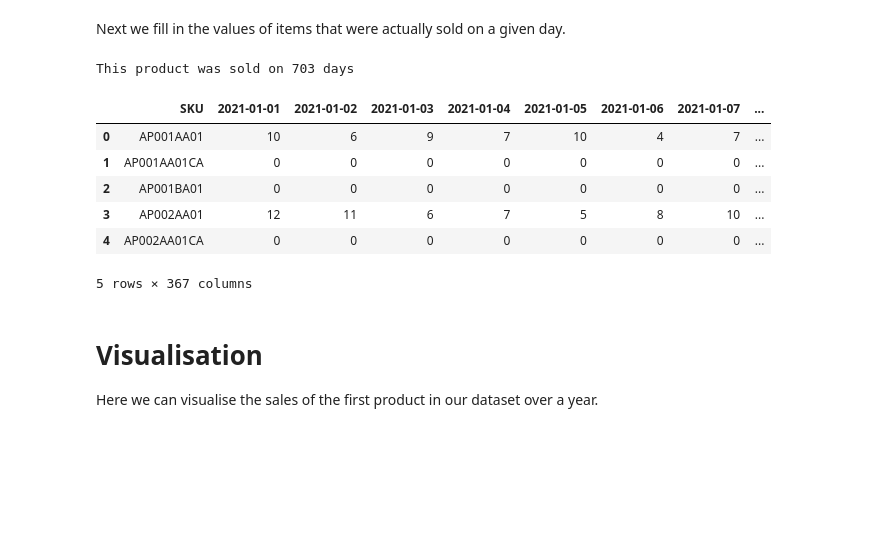
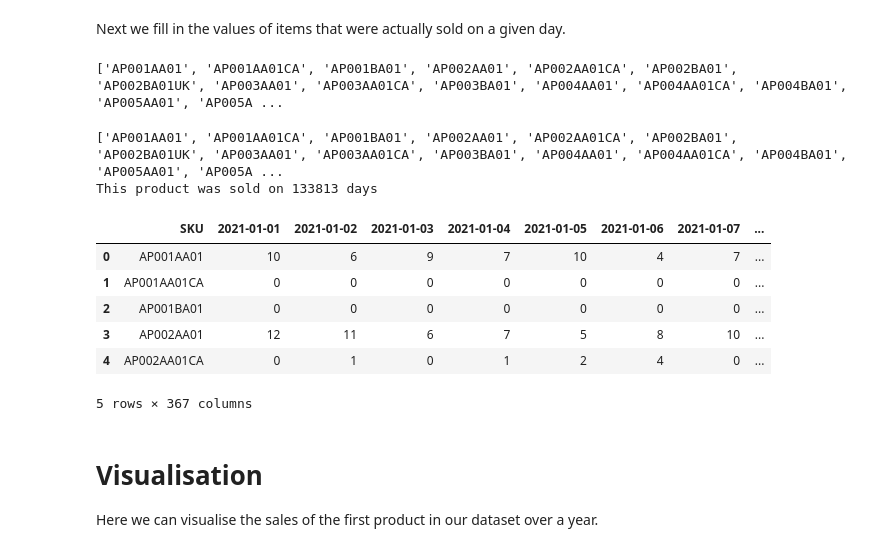
Before and after one commit to dnezan/km-sku-prediction, a Jupyter notebook: KM_forecast_practice.ipynb, the cells around one changed output. Drawn from its saved outputs; the diff is of its cells as text; code cells hidden in the pictures; blank space fills up the shorter version.

```diff
--- a/KM_forecast_practice.ipynb
+++ b/KM_forecast_practice.ipynb
@@ -135,53 +135,40 @@ AP002BA01UK
 [3785 rows x 367 columns]
 # %% [markdown]
 Next we fill in the values of items that were actually sold on a given day.
+# %%
+uniqval.insert(0,start_sku)
+print(uniqval)
+# %% [output]
+['AP001AA01', 'AP001AA01CA', 'AP001BA01', 'AP002AA01', 'AP002AA01CA', 'AP002BA01', 'AP002BA01UK', 'AP003AA01', 'AP003AA01CA', 'AP003BA01', 'AP004AA01', 'AP004AA01CA', 'AP004BA01', 'AP005AA01', 'AP005A ...
 # %%
 #Adding first product sales
 count=-1
 #while var<1000:
-for x in df.item_id:
-  if x == "AP001AA01":
-    count+=1
-    z=df_new.columns.get_loc(pd.to_datetime(df.timestamp[count].date()).date())
-    z1=df_new.index.get_loc(df_new.index[df_new['SKU'] == x][0])
-    df_new.iloc[z1,z] = df.demand[count]
+for y in uniqval:
+  for x in df.item_id:
+    if x == y:
+      count+=1
+      z=df_new.columns.get_loc(pd.to_datetime(df.timestamp[count].date()).date())
+      z1=df_new.index.get_loc(df_new.index[df_new['SKU'] == x][0])
+      df_new.iloc[z1,z] = df.demand[count]
 
 
-for x in df.item_id:
-  if x == "AP001AA01CA":
-    count+=1
-    z=df_new.columns.get_loc(pd.to_datetime(df.timestamp[count].date()).date())
-    z1=df_new.index.get_loc(df_new.index[df_new['SKU'] == x][0])
-    df_new.iloc[z1,z] = df.demand[count]
 
-for x in df.item_id:
-  if x == "AP001BA01":
-    count+=1
-    z=df_new.columns.get_loc(pd.to_datetime(df.timestamp[count].date()).date())
-    z1=df_new.index.get_loc(df_new.index[df_new['SKU'] == x][0])
-    df_new.iloc[z1,z] = df.demand[count]
-
-for x in df.item_id:
-  if x == "AP002AA01":
-    count+=1
-    z=df_new.columns.get_loc(pd.to_datetime(df.timestamp[count].date()).date())
-    z1=df_new.index.get_loc(df_new.index[df_new['SKU'] == x][0])
-    df_new.iloc[z1,z] = df.demand[count]
-
-
+print(uniqval)
 
 print("This product was sold on",count,"days")
 df_new.head()
 
 #Adding the rest of the product sales
 # %% [output]
-This product was sold on 703 days
+['AP001AA01', 'AP001AA01CA', 'AP001BA01', 'AP002AA01', 'AP002AA01CA', 'AP002BA01', 'AP002BA01UK', 'AP003AA01', 'AP003AA01CA', 'AP003BA01', 'AP004AA01', 'AP004AA01CA', 'AP004BA01', 'AP005AA01', 'AP005A ...
+This product was sold on 133813 days
 |  | SKU | 2021-01-01 | 2021-01-02 | 2021-01-03 | 2021-01-04 | 2021-01-05 | 2021-01-06 | 2021-01-07 | ... |
 | 0 | AP001AA01 | 10 | 6 | 9 | 7 | 10 | 4 | 7 | ... |
 | 1 | AP001AA01CA | 0 | 0 | 0 | 0 | 0 | 0 | 0 | ... |
 | 2 | AP001BA01 | 0 | 0 | 0 | 0 | 0 | 0 | 0 | ... |
 | 3 | AP002AA01 | 12 | 11 | 6 | 7 | 5 | 8 | 10 | ... |
-| 4 | AP002AA01CA | 0 | 0 | 0 | 0 | 0 | 0 | 0 | ... |
+| 4 | AP002AA01CA | 0 | 1 | 0 | 1 | 2 | 4 | 0 | ... |
 5 rows × 367 columns
 # %%
 df_new.to_csv('dataset_new.csv')
```
